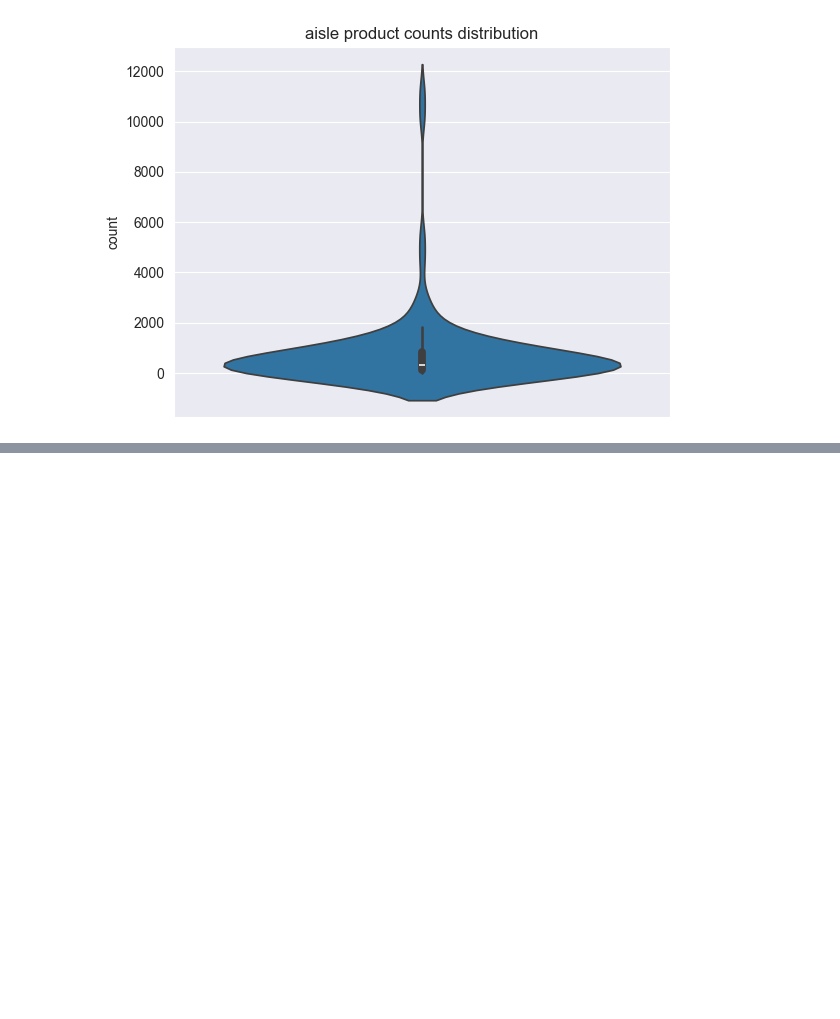
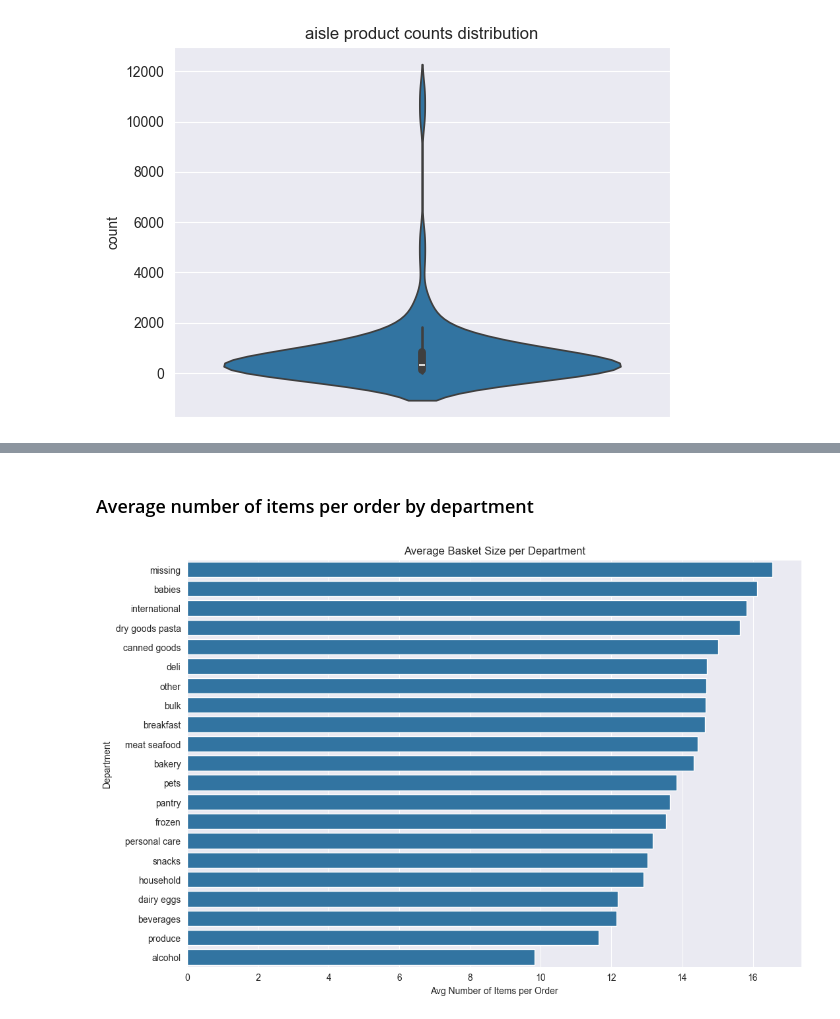
Before and after one commit to NathanLeDev/Data-Driven-Retail-Insights-for-Cost-Savings-Revenue-Growth, a Jupyter notebook: notebooks/02_EDA.ipynb, the cells around one changed output, grey strips where cells are left out. Drawn from its saved outputs; the diff is of its cells as text; code cells hidden in the pictures; blank space fills up the shorter version.

```diff
--- a/notebooks/02_EDA.ipynb
+++ b/notebooks/02_EDA.ipynb
@@ -224,0 +243,22 @@ plt.show()
+# %% [markdown]
+###  Average number of items per order by department
+# %%
+basket_size = df.groupby('order_id')['product_id'].count()
+
+dept_basket = (
+    df[['order_id', 'department']]
+    .drop_duplicates()
+    .merge(basket_size, on='order_id')
+    .groupby('department')['product_id']
+    .mean()
+    .sort_values(ascending=False)
+)
+
+plt.figure(figsize=(12,8))
+sns.barplot(x=dept_basket.values, y=dept_basket.index)
+plt.title("Average Basket Size per Department")
+plt.xlabel("Avg Number of Items per Order")
+plt.ylabel("Department")
+plt.show()
+# %% [output]
+[figure, added]
```
Also changed, not shown: parts of 9 cells of this notebook.
